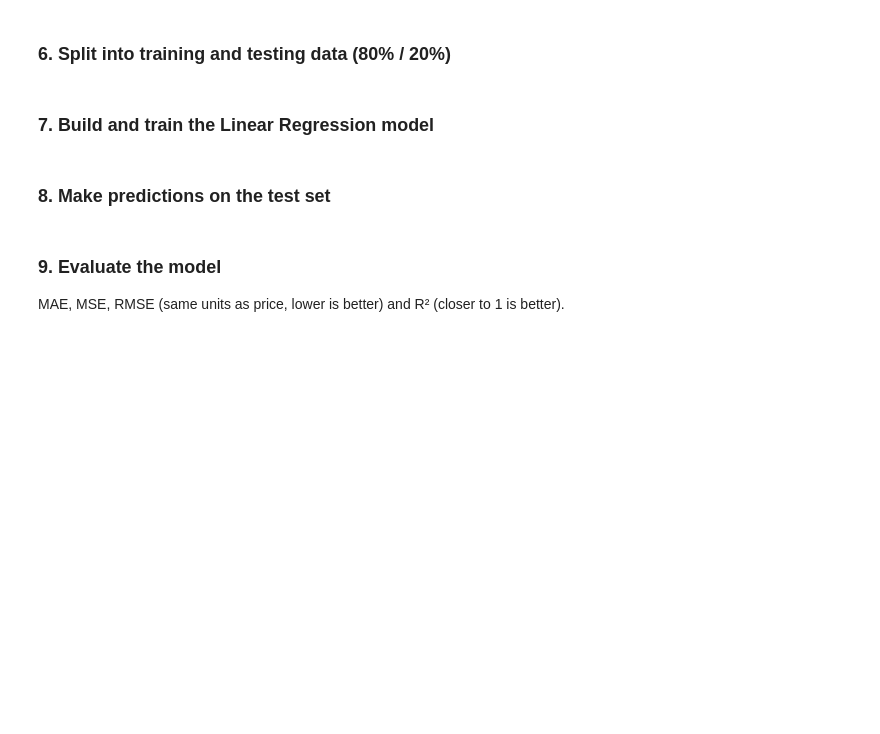
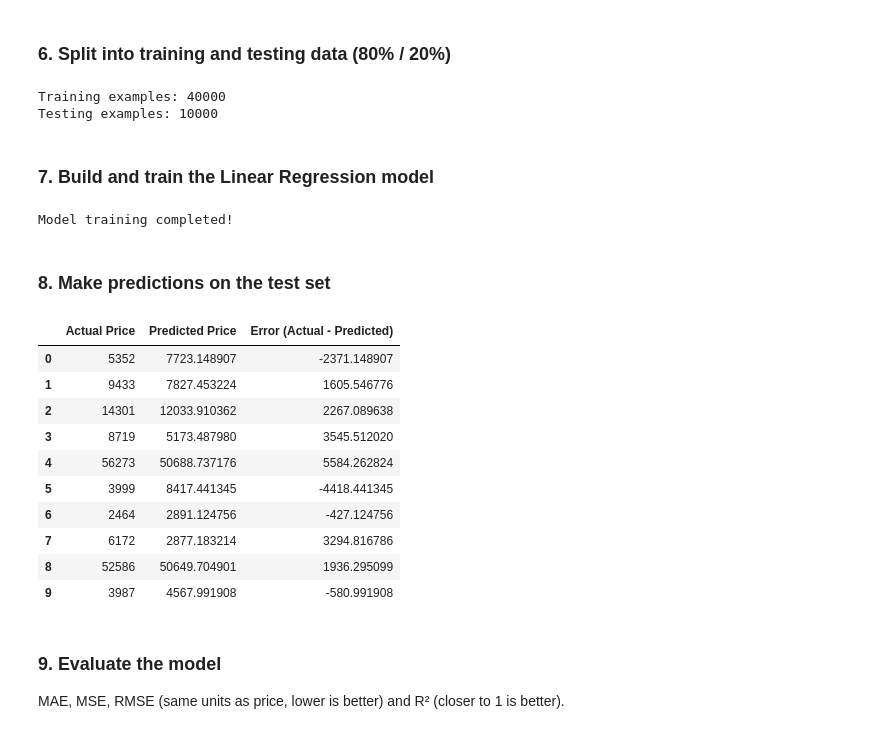
Before and after one commit to adityapatil1807/Flight-Price-Predictions-, a Jupyter notebook: CODE.ipynb, the cells around one changed output. Cells and saved outputs as stored; diff of their text form; code cells hidden in the pictures; blank space fills up the shorter version.

```diff
--- a/CODE.ipynb
+++ b/CODE.ipynb
@@ -170,9 +251,54 @@ print("Rows available for modelling:", len(model_df))
 # %% [markdown]
 ### 6. Split into training and testing data (80% / 20%)
+# %%
+X_train, X_test, y_train, y_test = train_test_split(
+    X, y,
+    test_size=0.20,
+    random_state=42
+)
+
+print("Training examples:", len(X_train))
+print("Testing examples:", len(X_test))
+# %% [output]
+Training examples: 40000
+Testing examples: 10000
 # %% [markdown]
 ### 7. Build and train the Linear Regression model
+# %%
+model = Pipeline(steps=[
+    ("preprocessor", preprocessor),
+    ("regressor", LinearRegression())
+])
+
+model.fit(X_train, y_train)
+
+print("Model training completed!")
+# %% [output]
+Model training completed!
 # %% [markdown]
 ### 8. Make predictions on the test set
+# %%
+y_pred = model.predict(X_test)
+
+comparison = pd.DataFrame({
+    "Actual Price": y_test.to_numpy(),
+    "Predicted Price": y_pred,
+    "Error (Actual - Predicted)": y_test.to_numpy() - y_pred
+})
+
+display(comparison.head(10))
+# %% [output]
+|  | Actual Price | Predicted Price | Error (Actual - Predicted) |
+| 0 | 5352 | 7723.148907 | -2371.148907 |
+| 1 | 9433 | 7827.453224 | 1605.546776 |
+| 2 | 14301 | 12033.910362 | 2267.089638 |
+| 3 | 8719 | 5173.487980 | 3545.512020 |
+| 4 | 56273 | 50688.737176 | 5584.262824 |
+| 5 | 3999 | 8417.441345 | -4418.441345 |
+| 6 | 2464 | 2891.124756 | -427.124756 |
+| 7 | 6172 | 2877.183214 | 3294.816786 |
+| 8 | 52586 | 50649.704901 | 1936.295099 |
+| 9 | 3987 | 4567.991908 | -580.991908 |
 # %% [markdown]
 ### 9. Evaluate the model
 MAE, MSE, RMSE (same units as price, lower is better) and R² (closer to 1 is better).
```
Also changed, not shown: parts of 12 cells of this notebook.
